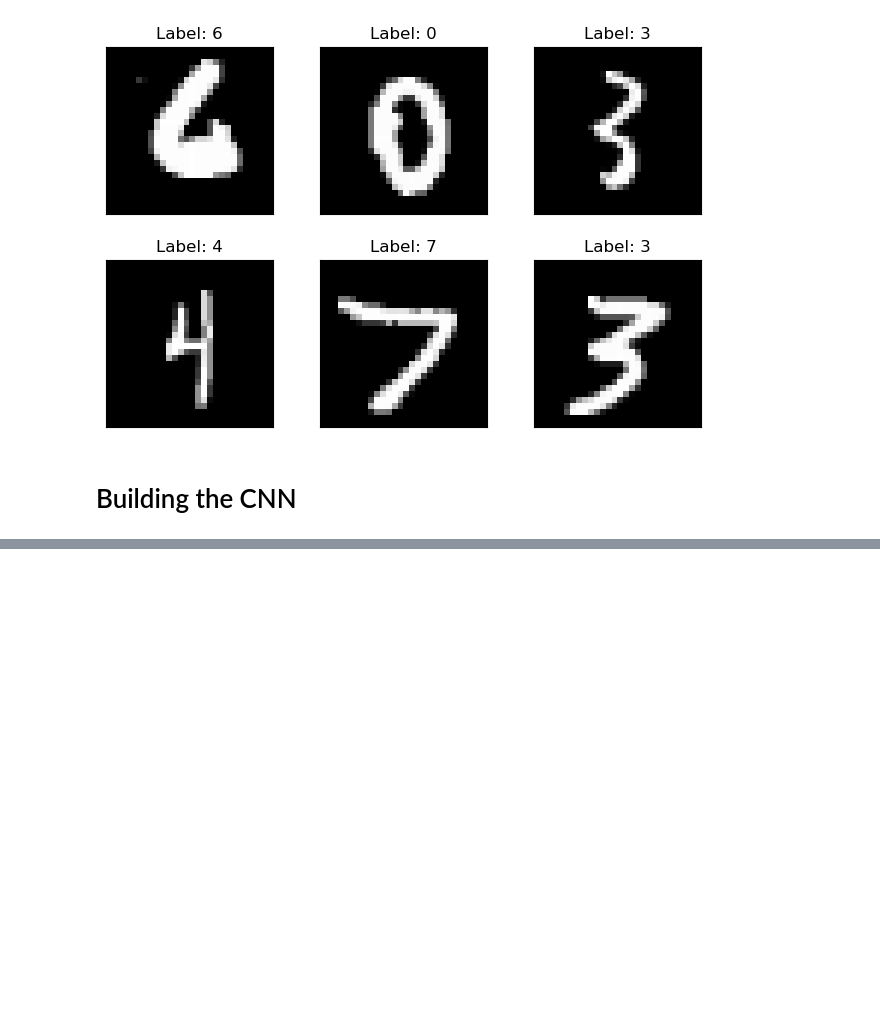
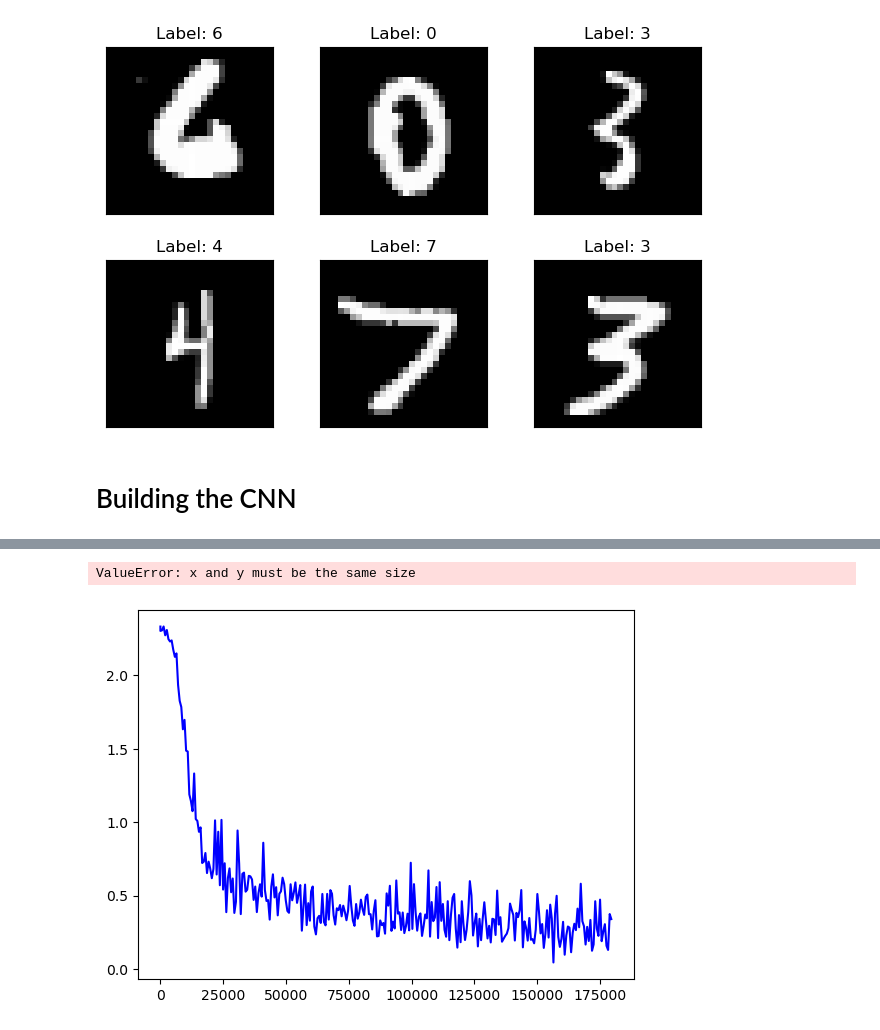
Before and after one commit to aleemkirk/NN-scratch, a Jupyter notebook: MNIST_PyTorch.ipynb, the cells around one changed output, grey strips where cells are left out. Saved outputs shown, nothing was run; the diff lists cells and outputs as text; code cells hidden in the pictures; blank space fills up the shorter version.

Commit message:
Train model

```diff
--- a/MNIST_PyTorch.ipynb
+++ b/MNIST_PyTorch.ipynb
@@ -61,0 +88,5 @@ for i in range(6):
+# %%
+train_losses = []
+train_counter = []
+test_losses = []
+test_counter = [i * len(train_loader.dataset) for i in range(n_epochs + 1)]
@@ -61,0 +150,8 @@ for i in range(6):
+# %%
+fig = plt.figure()
+plt.plot(train_counter, train_losses, color='blue')
+plt.scatter(test_counter, test_losses, color='red')
+plt.legend(['Train Loss', 'Test Loss'], loc='upper right')
+# %% [output]
+ValueError: x and y must be the same size
+[figure, added]
```
Also changed, not shown: parts of 6 cells of this notebook, 2 other files.
